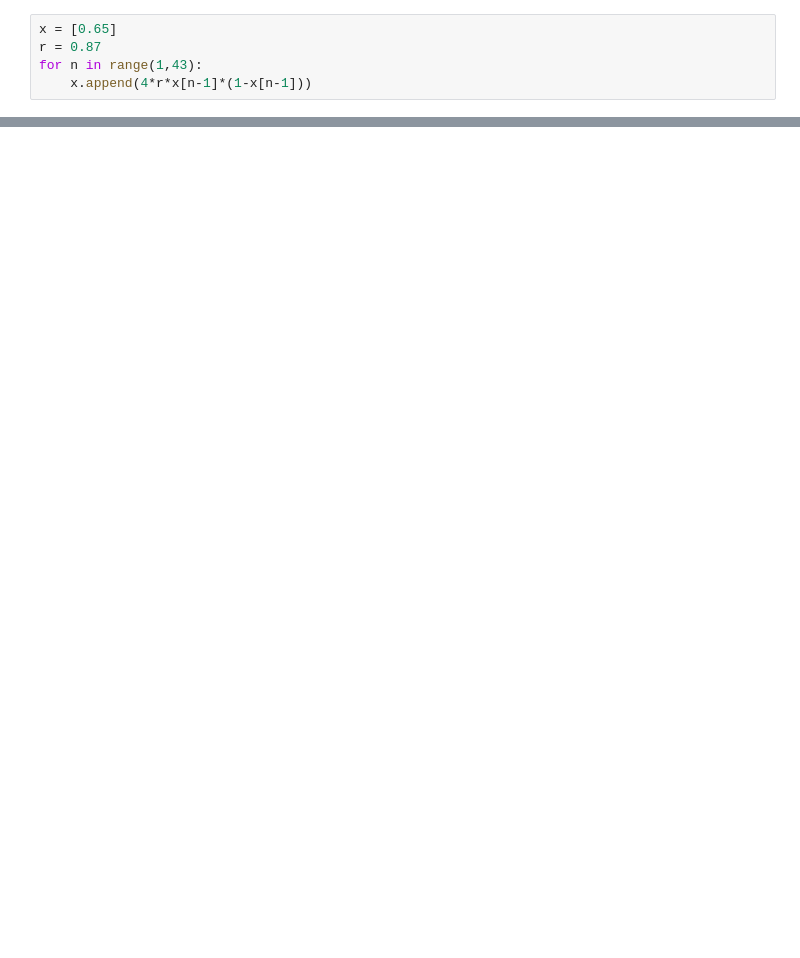
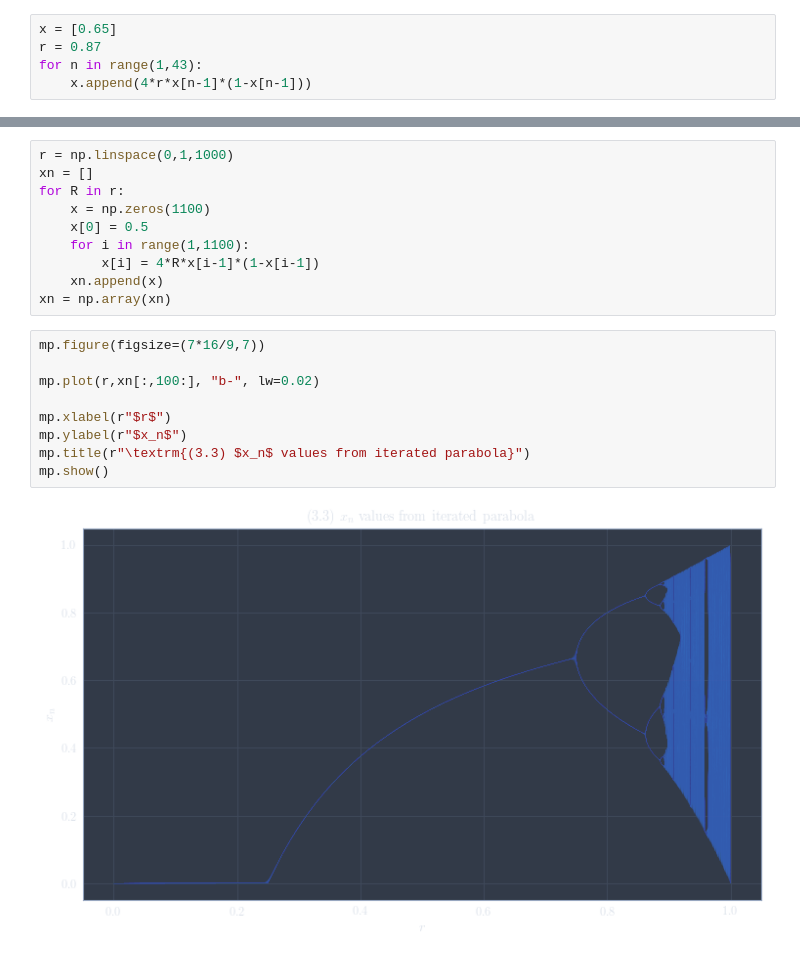
Before and after one commit to kvdomingo/AP156, a Jupyter notebook: Week 06 - Population Dynamics.ipynb, the cells around one changed output, grey strips where cells are left out. Drawn from its saved outputs; the diff is of its cells as text; blank space fills up the shorter version.

```diff
--- a/Week 06 - Population Dynamics.ipynb
+++ b/Week 06 - Population Dynamics.ipynb
@@ -29,0 +52,21 @@ mp.show()
+# %%
+r = np.linspace(0,1,1000)
+xn = []
+for R in r:
+    x = np.zeros(1100)
+    x[0] = 0.5
+    for i in range(1,1100):
+        x[i] = 4*R*x[i-1]*(1-x[i-1])
+    xn.append(x)
+xn = np.array(xn)
+# %%
+mp.figure(figsize=(7*16/9,7))
+
+mp.plot(r,xn[:,100:], "b-", lw=0.02)
+
+mp.xlabel(r"$r$")
+mp.ylabel(r"$x_n$")
+mp.title(r"\textrm{(3.3) $x_n$ values from iterated parabola}")
+mp.show()
+# %% [output]
+[figure, added]
```
Also changed, not shown: parts of 10 cells of this notebook, 4 other files.
